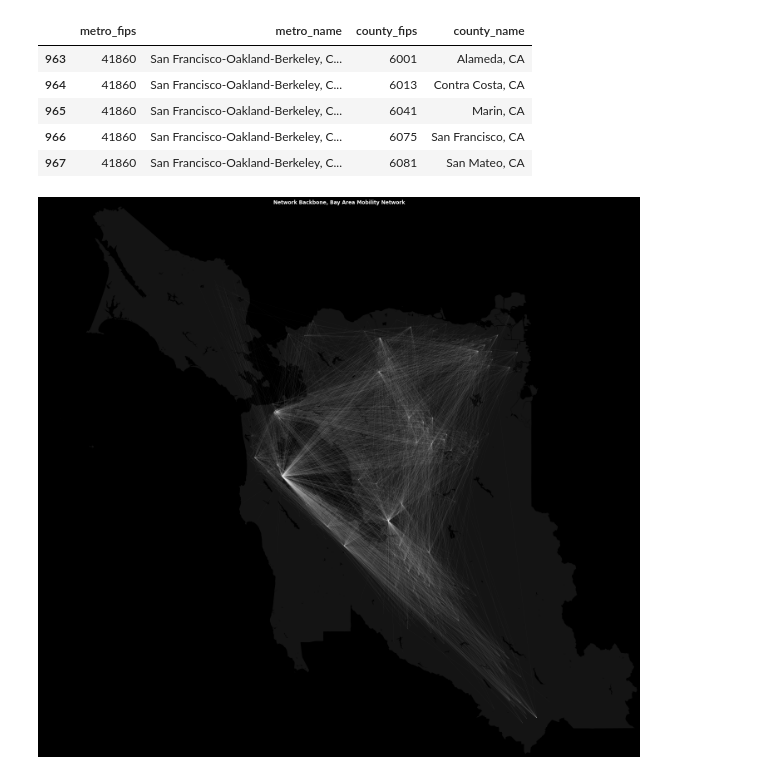
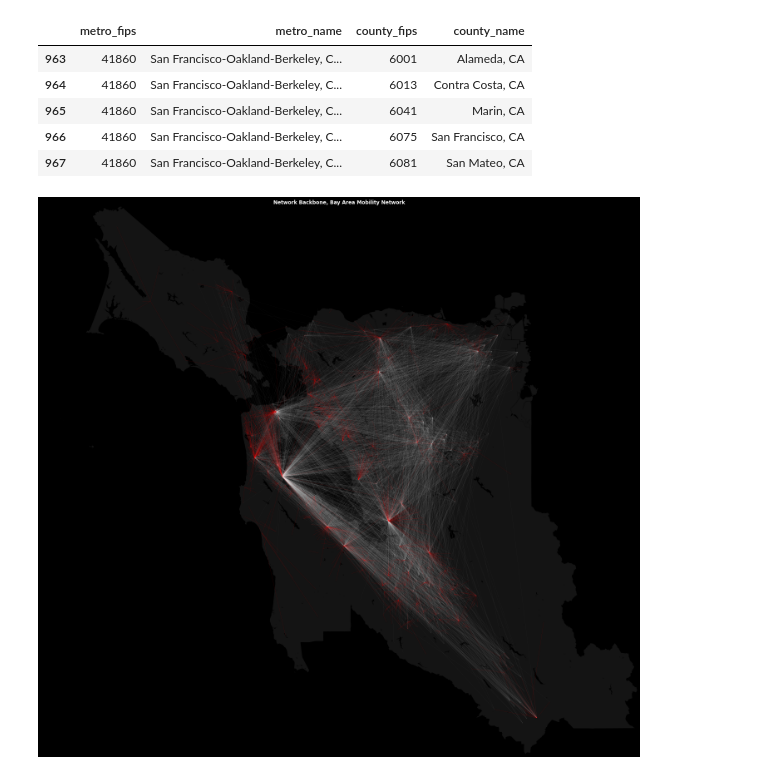
Before and after one commit to asrenninger/networks, a Jupyter notebook: python/backbone.ipynb, the cells around one changed output. Drawn from its saved outputs; the diff is of its cells as text; code cells hidden in the pictures.

```diff
--- a/python/backbone.ipynb
+++ b/python/backbone.ipynb
@@ -16,6 +16,7 @@ edges = edges[edges.nij > 10]
 # %%
 df = disparity_filter(edges)
 nc = noise_corrected(edges)
+st = maximum_spanning_tree(edges)
 # %% [output]
 Calculating DF score...
 Calculating NC score...
@@ -32,6 +36,7 @@ print(edges.shape)
 # %%
 df = thresholding(df, 0.0001)
 nc = thresholding(nc, 0.0001)
+st = thresholding(st, 0.05)
 # %%
 print(df.shape)
 print(nc.shape)
@@ -41,6 +48,7 @@ print(nc.shape)
 # %%
 df['od'] = df['src'] + " " + df['trg']
 nc['od'] = nc['src'] + " " + nc['trg']
+st['od'] = st['src'] + " " + st['trg']
 
 lines['od'] = lines['src'] + " " + lines['trg']
 # %%
@@ -127,20 +135,21 @@ lines = lines.to_crs(3857)
 # %%
 import matplotlib.pyplot as plt
 
 fig, ax = plt.subplots(1, 1, figsize=(20, 20),
                        facecolor='k',
                        constrained_layout=True,
                        subplot_kw=dict(aspect='equal'))
 
 background.plot(color='dimgray', ax=ax, linewidth=0.5, alpha=0.2)
 
 lines[lines.od.isin(df.od)].plot(color='white', ax=ax, linewidth=0.01, alpha=0.2)
 lines[lines.od.isin(df.od) & ~lines.od.isin(nc.od)].plot(color='white', ax=ax, linewidth=0.05, alpha=0.6)
+lines[lines.od.isin(st.od)].plot(color='red', ax=ax, linewidth=0.1, alpha=1)
 
 ax.set_title("Network Backbone, Bay Area Mobility Network", color='white', weight='bold')
 ax.margins(0)
 ax.axis('off')
 
 fig.savefig('backbone_noisecorrected.png', facecolor=fig.get_facecolor(), dpi=300, bbox_inches='tight')
 # %% [output]
-[figure, old version]
+[figure, new version]
```
Also changed, not shown: parts of 11 cells of this notebook.
